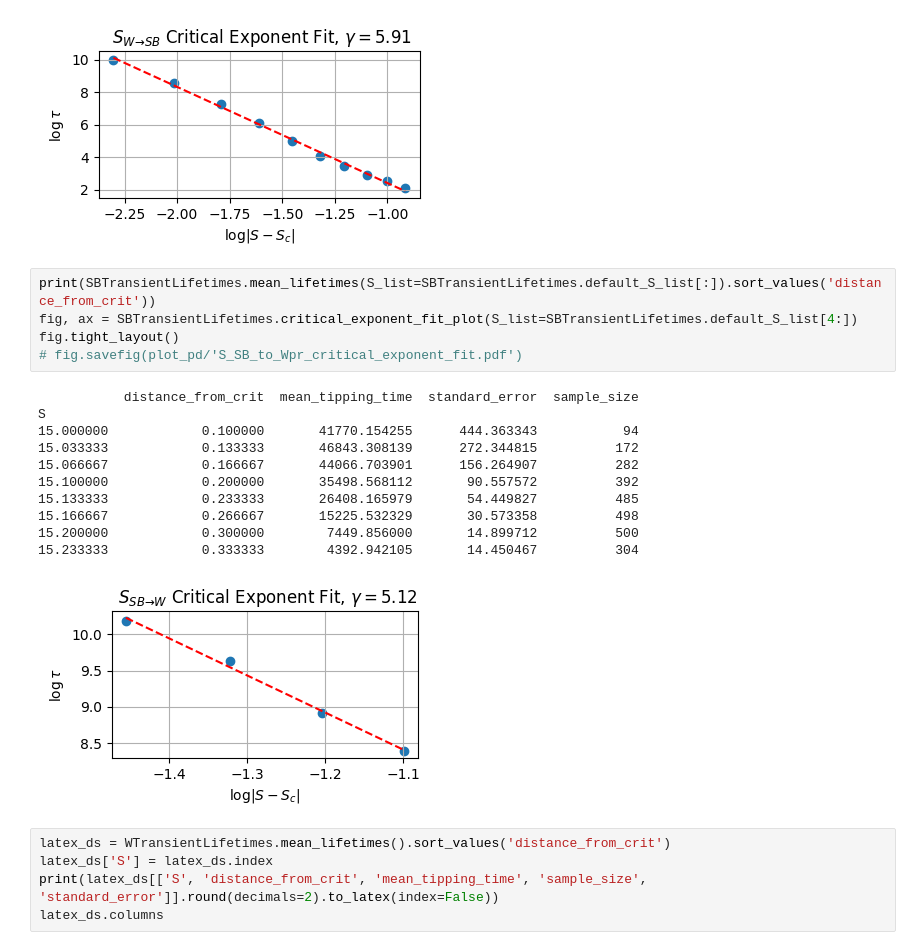
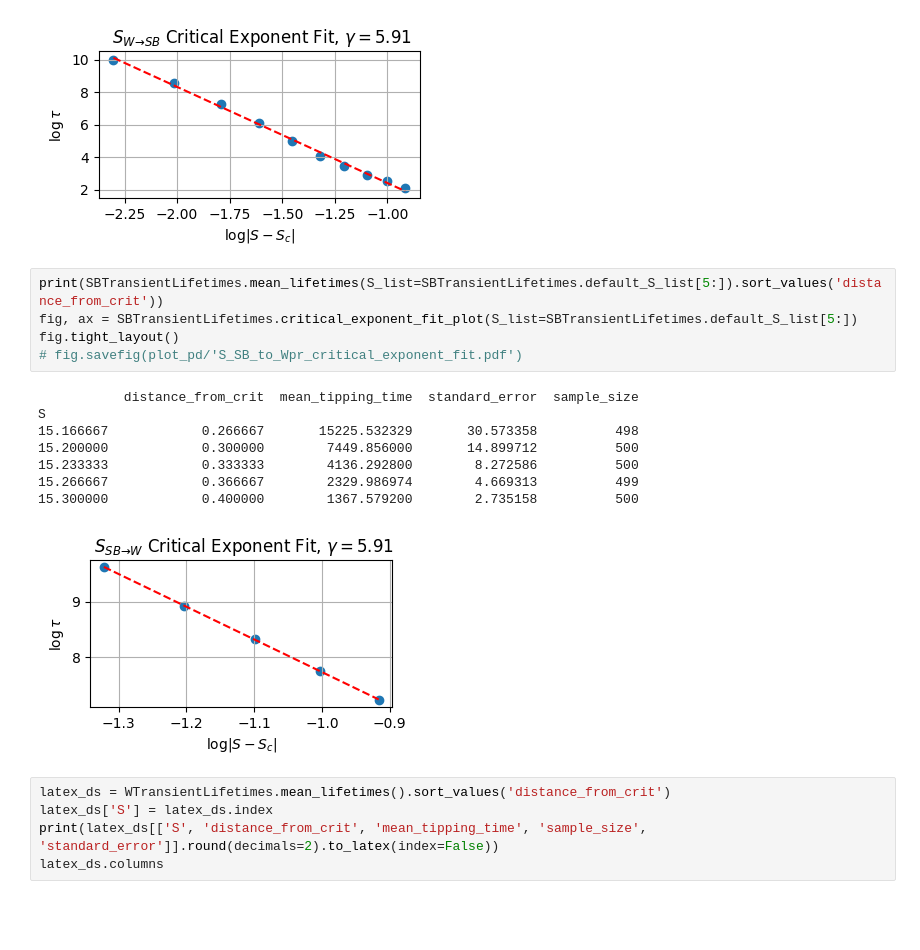
Before and after one commit to CalvinNesbitt/l96_ebm_boundary_crisis, a Jupyter notebook: notebooks/critical_exponent_fit.ipynb, the cells around one changed output. Drawn from its saved outputs; the diff is of its cells as text; blank space fills up the shorter version.

```diff
--- a/notebooks/critical_exponent_fit.ipynb
+++ b/notebooks/critical_exponent_fit.ipynb
@@ -51,22 +51,19 @@ S
 7.500000            0.400000           8.273200        0.016546          500
 [figure]
 # %%
-print(SBTransientLifetimes.mean_lifetimes(S_list=SBTransientLifetimes.default_S_list[:]).sort_values('distance_from_crit'))
-fig, ax = SBTransientLifetimes.critical_exponent_fit_plot(S_list=SBTransientLifetimes.default_S_list[4:])
+print(SBTransientLifetimes.mean_lifetimes(S_list=SBTransientLifetimes.default_S_list[5:]).sort_values('distance_from_crit'))
+fig, ax = SBTransientLifetimes.critical_exponent_fit_plot(S_list=SBTransientLifetimes.default_S_list[5:])
 fig.tight_layout()
 # fig.savefig(plot_pd/'S_SB_to_Wpr_critical_exponent_fit.pdf')
 # %% [output]
            distance_from_crit  mean_tipping_time  standard_error  sample_size
 S
-15.000000            0.100000       41770.154255      444.363343           94
-15.033333            0.133333       46843.308139      272.344815          172
-15.066667            0.166667       44066.703901      156.264907          282
-15.100000            0.200000       35498.568112       90.557572          392
-15.133333            0.233333       26408.165979       54.449827          485
 15.166667            0.266667       15225.532329       30.573358          498
 15.200000            0.300000        7449.856000       14.899712          500
-15.233333            0.333333        4392.942105       14.450467          304
+15.233333            0.333333        4136.292800        8.272586          500
+15.266667            0.366667        2329.986974        4.669313          499
+15.300000            0.400000        1367.579200        2.735158          500
-[figure, old version]
+[figure, new version]
 # %%
 latex_ds = WTransientLifetimes.mean_lifetimes().sort_values('distance_from_crit')
 latex_ds['S'] = latex_ds.index
```
Also changed, not shown: parts of 1 cell of this notebook, 5 other files.
